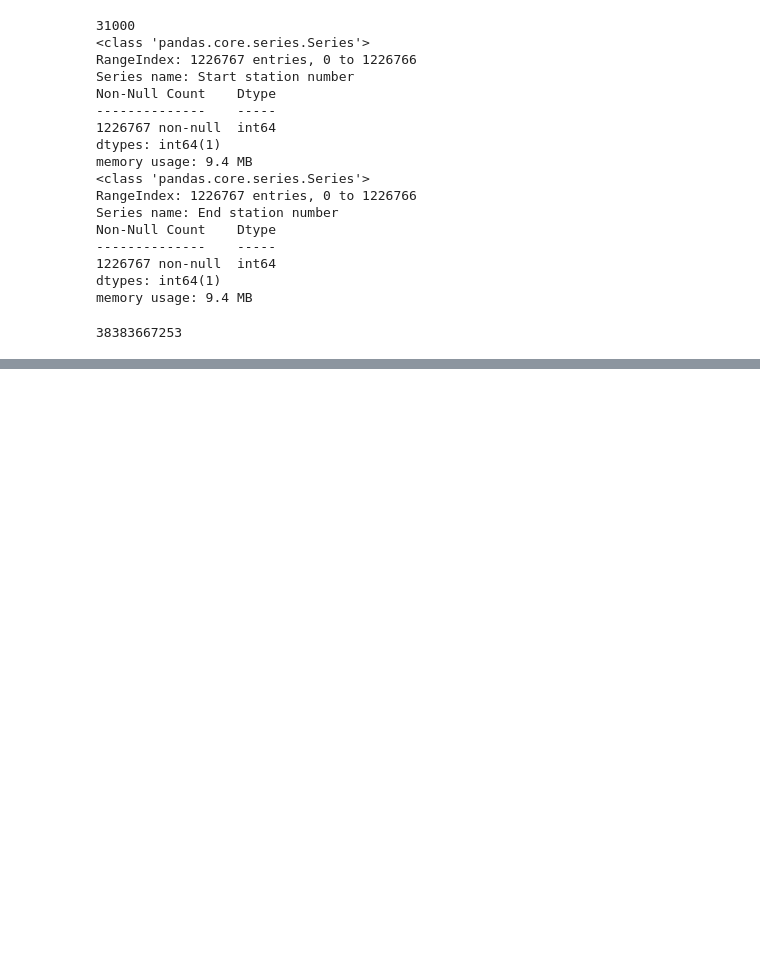
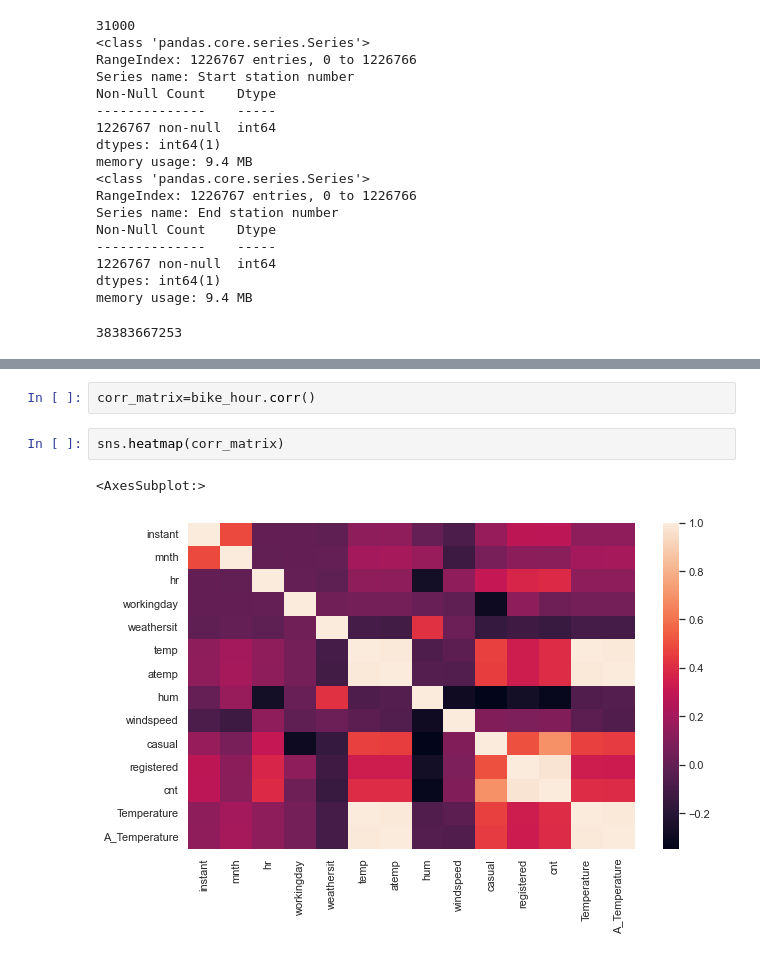
Before and after one commit to movifu1982/Bike-project, a Jupyter notebook: bike 1.ipynb, the cells around one changed output, grey strips where cells are left out. Drawn from its saved outputs; the diff is of its cells as text; blank space fills up the shorter version.

```diff
--- a/bike 1.ipynb
+++ b/bike 1.ipynb
@@ -1252,0 +1261,7 @@ memory usage: 9.4 MB
+# %%
+corr_matrix=bike_hour.corr()
+# %%
+sns.heatmap(corr_matrix)
+# %% [output]
+<AxesSubplot:>
+[figure, added]
```
Also changed, not shown: parts of 15 cells of this notebook, 1 other file.
